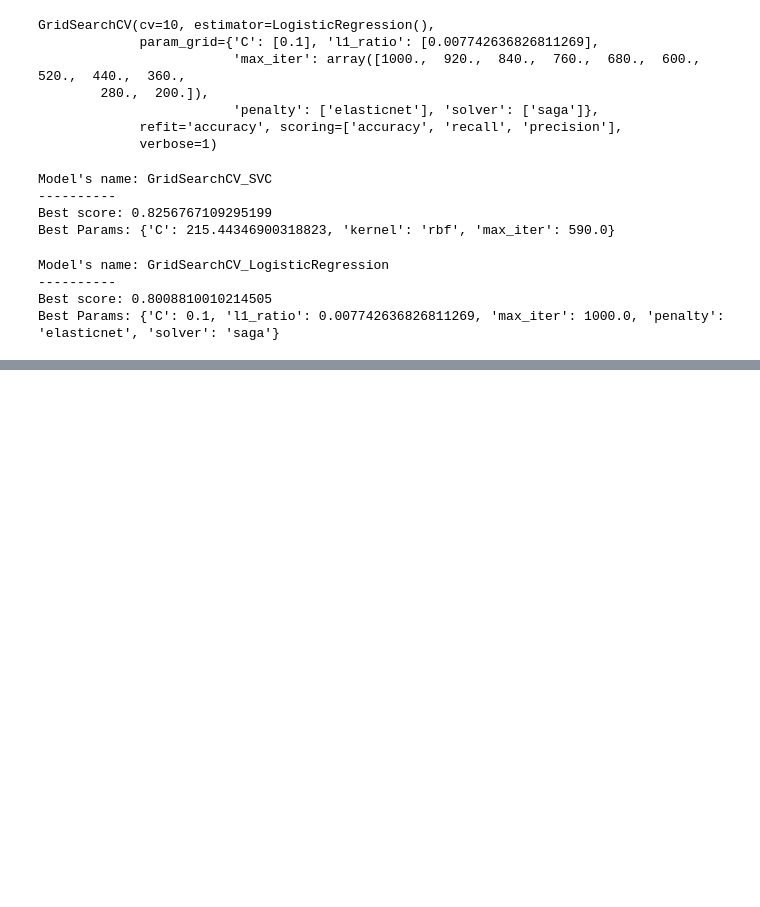
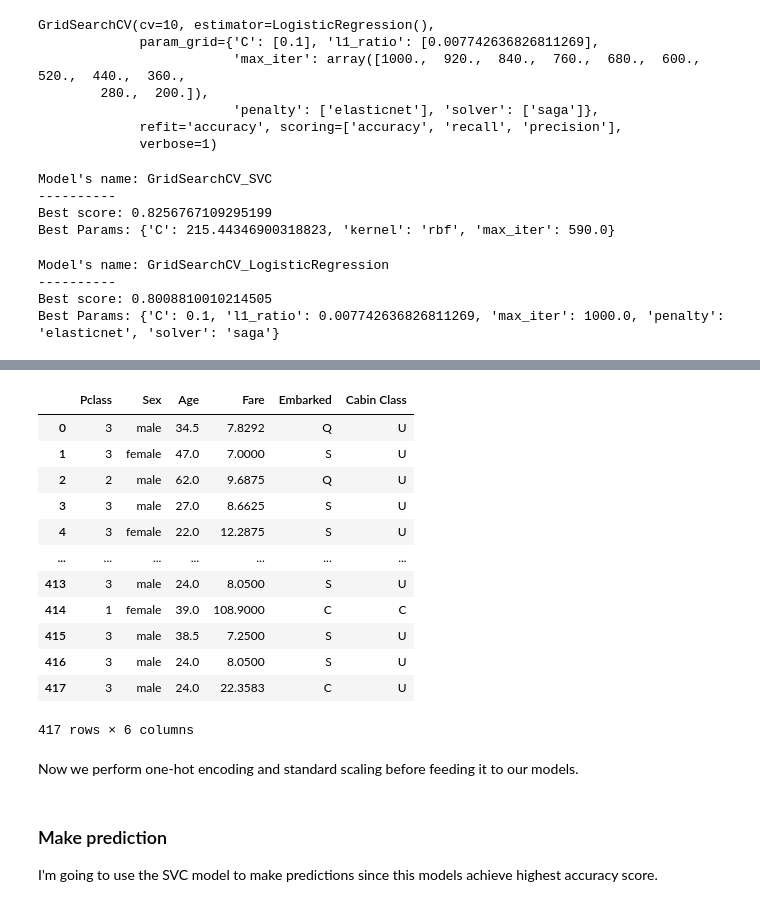
Before and after one commit to Chau-Ngoc/titanic-survival-classification, a Jupyter notebook: titanic_classification.ipynb, the cells around one changed output, grey strips where cells are left out. Cells and saved outputs as stored; diff of their text form; code cells hidden in the pictures; blank space fills up the shorter version.

Commit message:
Predicted the test set

```diff
--- a/titanic_classification.ipynb
+++ b/titanic_classification.ipynb
@@ -838,0 +843,2 @@ Best Params: {'C': 0.1, 'l1_ratio': 0.007742636826811269, 'max_iter': 1000.0, 'p
+# %%
+test["Age"] = test.apply(lambda table: fill_age(table["Pclass"], table["Age"]), axis=1)
@@ -838,0 +889,3 @@ Best Params: {'C': 0.1, 'l1_ratio': 0.007742636826811269, 'max_iter': 1000.0, 'p
+# %%
+test = test.dropna(axis=0)
+test.isna().sum()
@@ -838,0 +914,18 @@ Best Params: {'C': 0.1, 'l1_ratio': 0.007742636826811269, 'max_iter': 1000.0, 'p
+# %%
+X_test
+# %% [output]
+|  | Pclass | Sex | Age | Fare | Embarked | Cabin Class |
+| 0 | 3 | male | 34.5 | 7.8292 | Q | U |
+| 1 | 3 | female | 47.0 | 7.0000 | S | U |
+| 2 | 2 | male | 62.0 | 9.6875 | Q | U |
+| 3 | 3 | male | 27.0 | 8.6625 | S | U |
+| 4 | 3 | female | 22.0 | 12.2875 | S | U |
+| ... | ... | ... | ... | ... | ... | ... |
+| 413 | 3 | male | 24.0 | 8.0500 | S | U |
+| 414 | 1 | female | 39.0 | 108.9000 | C | C |
+| 415 | 3 | male | 38.5 | 7.2500 | S | U |
+| 416 | 3 | male | 24.0 | 8.0500 | S | U |
+| 417 | 3 | male | 24.0 | 22.3583 | C | U |
+417 rows × 6 columns
+# %% [markdown]
+Now we perform one-hot encoding and standard scaling before feeding it to our models.
@@ -838,0 +935,3 @@ Best Params: {'C': 0.1, 'l1_ratio': 0.007742636826811269, 'max_iter': 1000.0, 'p
+# %% [markdown]
+### Make prediction
+I'm going to use the SVC model to make predictions since this models achieve highest accuracy score.
```
Also changed, not shown: parts of 36 cells of this notebook.
